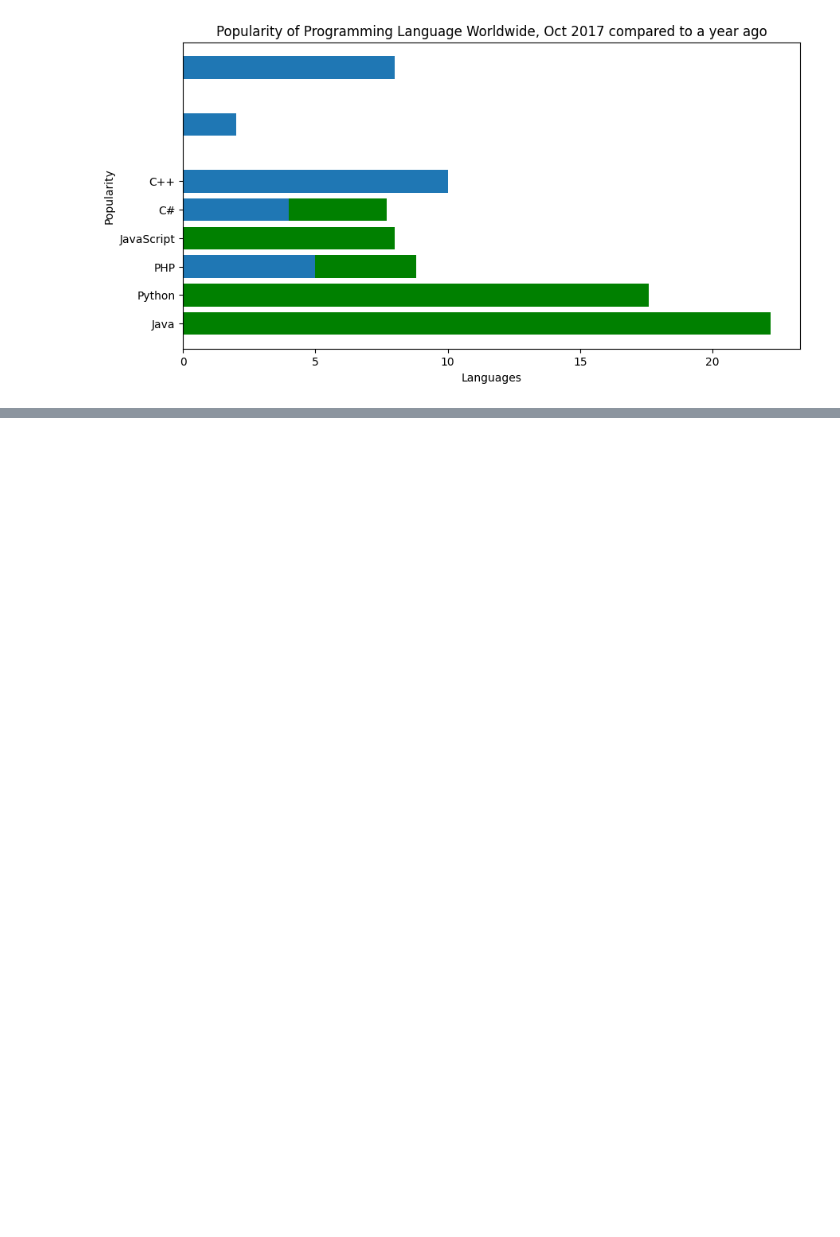
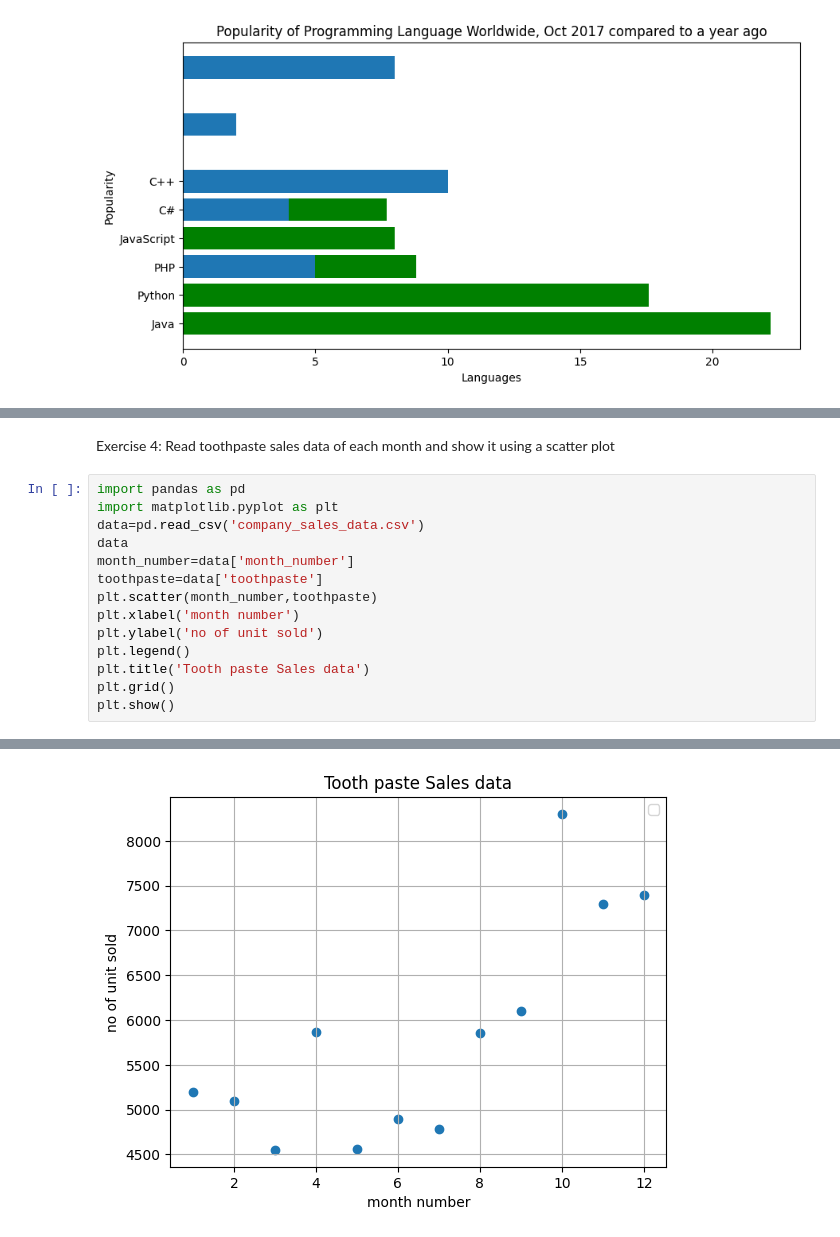
Before and after one commit to sharulms/d30-entry-, a Jupyter notebook: task8.ipynb, the cells around one changed output, grey strips where cells are left out. Drawn from its saved outputs; the diff is of its cells as text; blank space fills up the shorter version.

```diff
--- a/task8.ipynb
+++ b/task8.ipynb
@@ -139,0 +219,17 @@ plt.show()
+# %% [markdown]
+Exercise 4: Read toothpaste sales data of each month and show it using a scatter plot
+# %%
+import pandas as pd
+import matplotlib.pyplot as plt
+data=pd.read_csv('company_sales_data.csv')
+data
+month_number=data['month_number']
+toothpaste=data['toothpaste']
+plt.scatter(month_number,toothpaste)
+plt.xlabel('month number')
+plt.ylabel('no of unit sold')
+plt.legend()
+plt.title('Tooth paste Sales data')
+plt.grid()
+plt.show()
+# %% [output]
@@ -139,0 +237 @@ plt.show()
+[figure, added]
```
Also changed, not shown: parts of 22 cells of this notebook.
